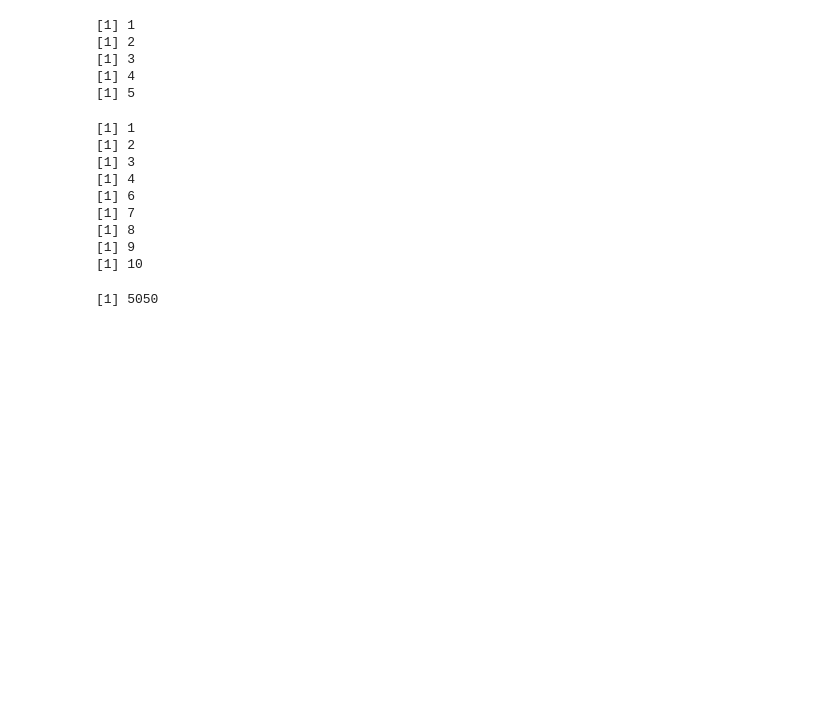
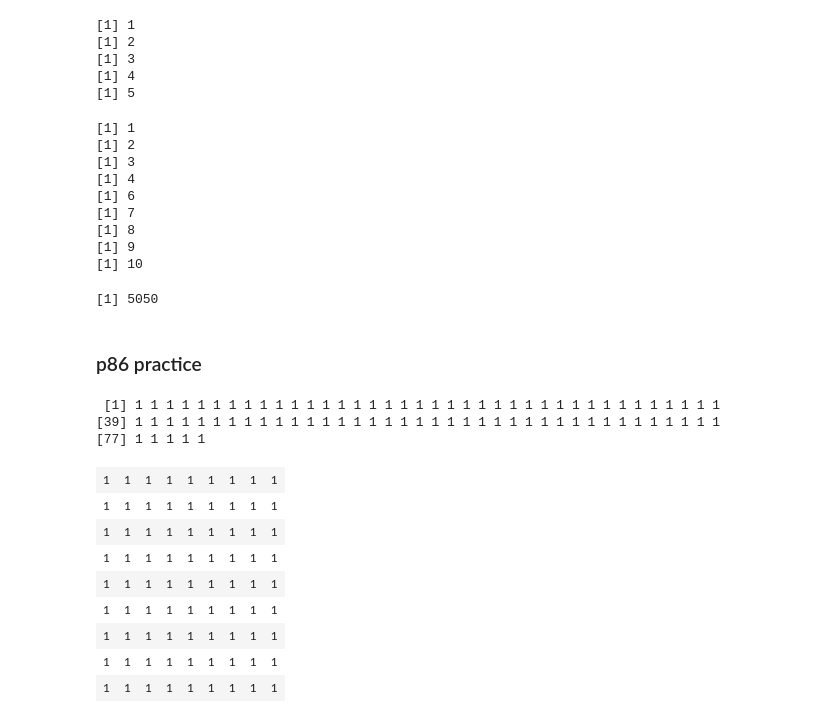
Before and after one commit to YuHsuanLin/riii, a Jupyter notebook: cb102/cb102_20180814.ipynb, the cells around one changed output. Cells and saved outputs as stored; diff of their text form; code cells hidden in the pictures; blank space fills up the shorter version.

```diff
--- a/cb102/cb102_20180814.ipynb
+++ b/cb102/cb102_20180814.ipynb
@@ -316,3 +316,24 @@ while(cnt <= 100){
 print(sum)
 # %% [output]
 [1] 5050
+# %% [markdown]
+### p86 practice
+# %%
+rep(1,9^2)
+# %% [output]
+ [1] 1 1 1 1 1 1 1 1 1 1 1 1 1 1 1 1 1 1 1 1 1 1 1 1 1 1 1 1 1 1 1 1 1 1 1 1 1 1
+[39] 1 1 1 1 1 1 1 1 1 1 1 1 1 1 1 1 1 1 1 1 1 1 1 1 1 1 1 1 1 1 1 1 1 1 1 1 1 1
+[77] 1 1 1 1 1
+# %%
+mat = matrix(rep(1,9^2),nrow=9)
+mat
+# %% [output]
+| 1 | 1 | 1 | 1 | 1 | 1 | 1 | 1 | 1 |
+| 1 | 1 | 1 | 1 | 1 | 1 | 1 | 1 | 1 |
+| 1 | 1 | 1 | 1 | 1 | 1 | 1 | 1 | 1 |
+| 1 | 1 | 1 | 1 | 1 | 1 | 1 | 1 | 1 |
+| 1 | 1 | 1 | 1 | 1 | 1 | 1 | 1 | 1 |
+| 1 | 1 | 1 | 1 | 1 | 1 | 1 | 1 | 1 |
+| 1 | 1 | 1 | 1 | 1 | 1 | 1 | 1 | 1 |
+| 1 | 1 | 1 | 1 | 1 | 1 | 1 | 1 | 1 |
+| 1 | 1 | 1 | 1 | 1 | 1 | 1 | 1 | 1 |
```
Also changed, not shown: parts of 17 cells of this notebook.
